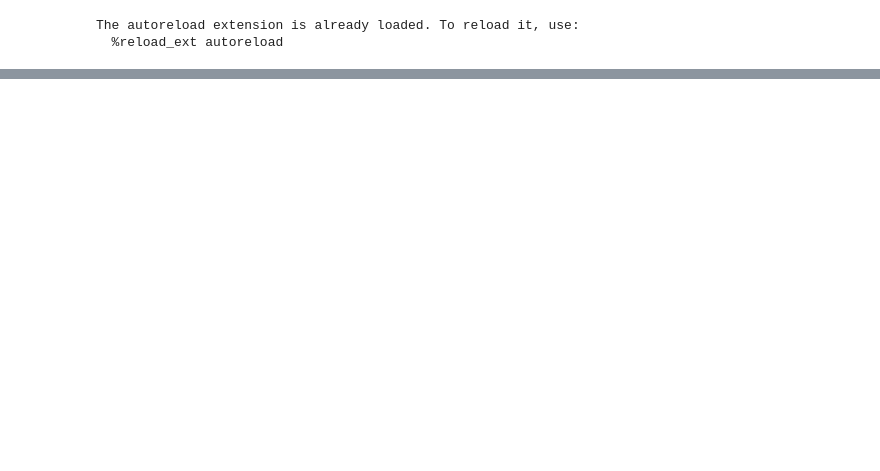
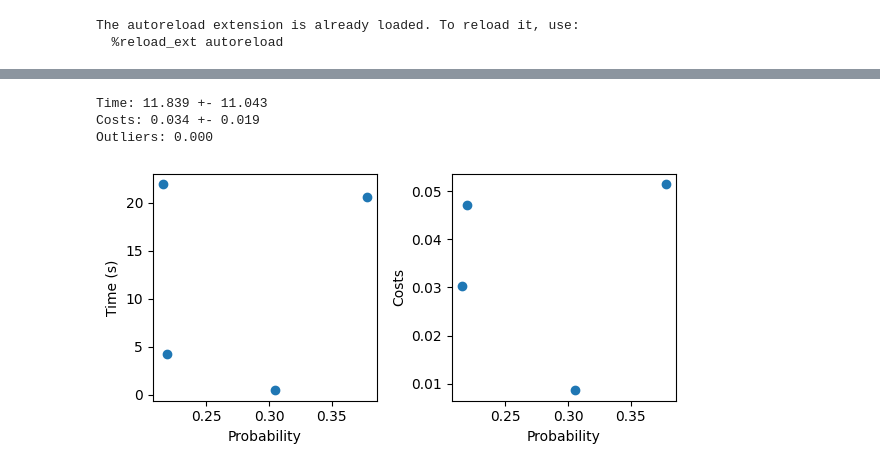
Before and after one commit to hiaac-finance/cfmining, a Jupyter notebook: notebooks/analyze_results.ipynb, the cells around one changed output, grey strips where cells are left out. Drawn from its saved outputs; the diff is of its cells as text; code cells hidden in the pictures; blank space fills up the shorter version.

```diff
--- a/notebooks/analyze_results.ipynb
+++ b/notebooks/analyze_results.ipynb
@@ -64,0 +82,8 @@ Name: individual, Length: 78, dtype: object
+# %%
+results = pd.read_csv("../results/german/mapofcem_best_sol_0.csv")
+summarize_results(results)
+# %% [output]
+Time: 11.839 +- 11.043
+Costs: 0.034 +- 0.019
+Outliers: 0.000
+[figure, added]
```
Also changed, not shown: parts of 7 cells of this notebook, 4 other files.
